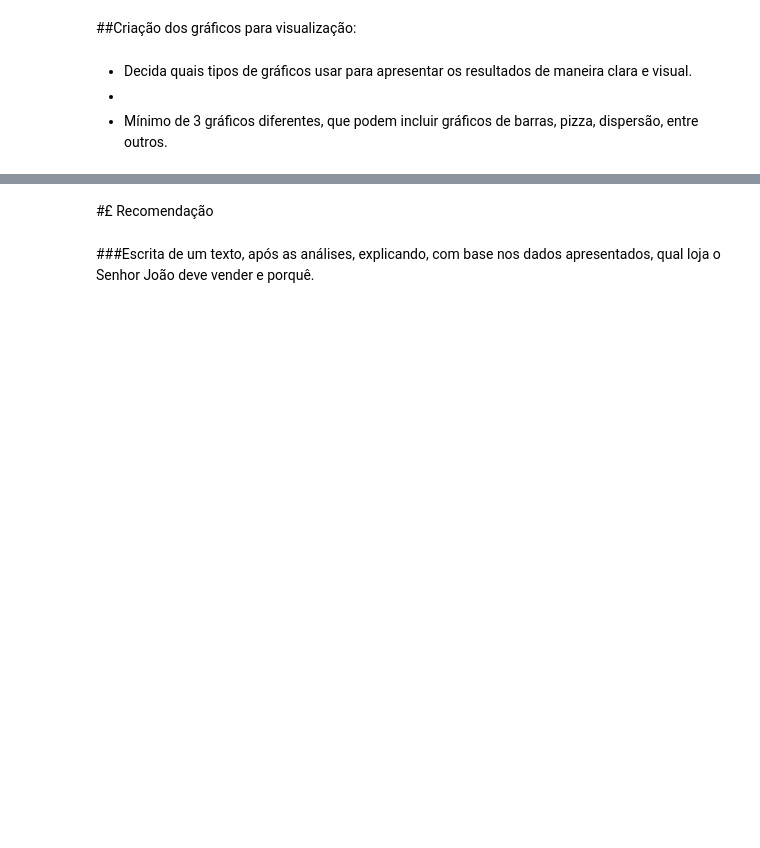
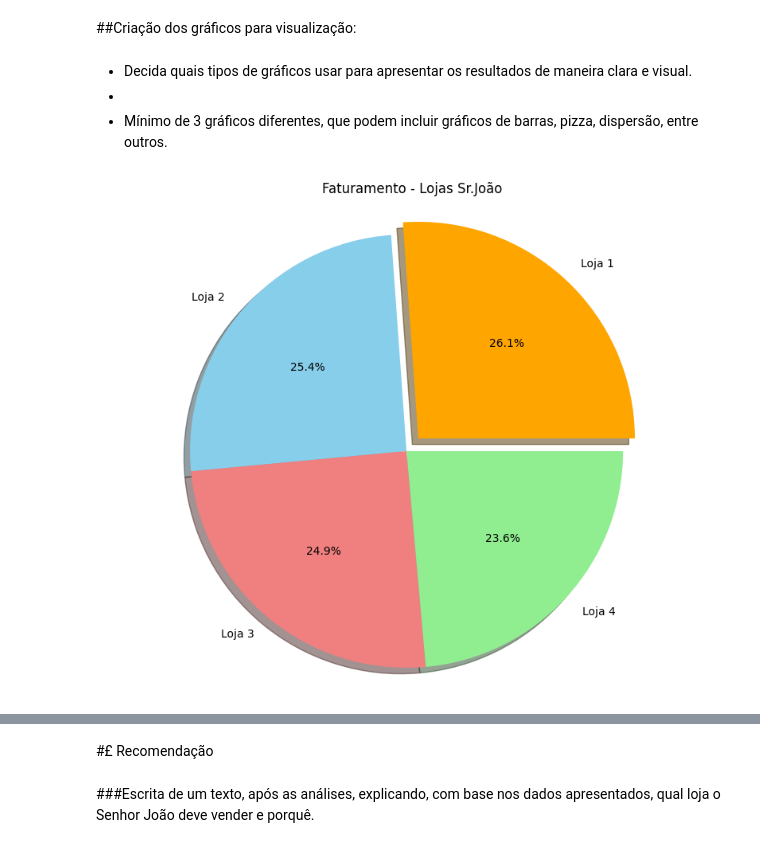
Before and after one commit to gabriel-schineider/challenge-alura-store, a Jupyter notebook: AluraStoreBr.ipynb, the cells around one changed output, grey strips where cells are left out. Saved outputs shown, nothing was run; the diff lists cells and outputs as text; code cells hidden in the pictures; blank space fills up the shorter version.

Commit message:
termino das análises e da criação das visualizações

```diff
--- a/AluraStoreBr.ipynb
+++ b/AluraStoreBr.ipynb
@@ -46,11 +40,7 @@ O faturamento total da Loja 1 foi de: R$1616347.09
 # %%
 # Loja 2
 
-total_preco_loja2 = round(sum(loja2['Preço']), 2)
-total_frete_loja2 = round(sum(loja2['Frete']), 2)
-faturamento_loja2 = total_preco_loja2 + total_frete_loja2
+faturamento_loja2 = round(sum(loja2['Preço']), 2)
 
-print(f'O montante dos produtos vendidos pela Loja 2 foi de: R${total_preco_loja2}')
-print(f'O montante dos frete cobrados pela Loja 2 foi de: R${total_frete_loja2}')
-print(f'O faturamento total da Loja 2 foi de: R${faturamento_loja2}')
+print(f'O faturamento da Loja 2 foi de: R${faturamento_loja2}')
 # %% [output]
@@ -60,11 +48,7 @@ O faturamento total da Loja 2 foi de: R$1567773.22
 # %%
 # Loja 3
 
-total_preco_loja3 = round(sum(loja3['Preço']), 2)
-total_frete_loja3 = round(sum(loja3['Frete']), 2)
-faturamento_loja3 = total_preco_loja3 + total_frete_loja3
+faturamento_loja3 = round(sum(loja3['Preço']), 2)
 
-print(f'O montante dos produtos vendidos pela Loja 3 foi de: R${total_preco_loja3}')
-print(f'O montante dos frete cobrados pela Loja 3 foi de: R${total_frete_loja3}')
-print(f'O faturamento total da Loja 3 foi de: R${faturamento_loja3}')
+print(f'O faturamento da Loja 3 foi de: R${faturamento_loja3}')
 # %% [output]
@@ -74,11 +56,7 @@ O faturamento total da Loja 2 foi de: R$1542047.69
 # %%
 # Loja 4
 
-total_preco_loja4 = round(sum(loja4['Preço']), 2)
-total_frete_loja4 = round(sum(loja4['Frete']), 2)
-faturamento_loja4 = total_preco_loja4 + total_frete_loja4
+faturamento_loja4 = round(sum(loja4['Preço']), 2)
 
-print(f'O montante dos produtos vendidos pela Loja 4 foi de: R${total_preco_loja4}')
-print(f'O montante dos frete cobrados pela Loja 4 foi de: R${total_frete_loja4}')
-print(f'O faturamento total da Loja 4 foi de: R${faturamento_loja4}')
+print(f'O faturamento da Loja 4 foi de: R${faturamento_loja4}')
 # %% [output]
@@ -406,0 +435,23 @@ Loja 4: [('Violão', 37), ('Guarda roupas', 34), ('Guitarra', 33)]
+# %%
+# Faturamento | Pie
+# Dados
+lojas_faturamentos = [tupla[0] for tupla in comparacao_faturamento_lojas.items()]
+faturamentos = [tupla[1] for tupla in comparacao_faturamento_lojas.items()]
+cores = ['orange', 'skyblue', 'lightcoral', 'lightgreen']
+explode = [0.08, 0, 0, 0]
+
+# Configurações do gráfico
+
+plt.figure(figsize=(10,8))
+plt.title('Faturamento - Lojas Sr.João')
+plt.pie(faturamentos,
+        labels=lojas_faturamentos,
+        colors=cores,
+        autopct='%1.1f%%',
+        startangle=0,
+        explode=explode,
+        shadow=True)
+plt.axis('equal')
+plt.show()
+# %% [output]
+[figure, added]
```
Also changed, not shown: parts of 23 cells of this notebook.
